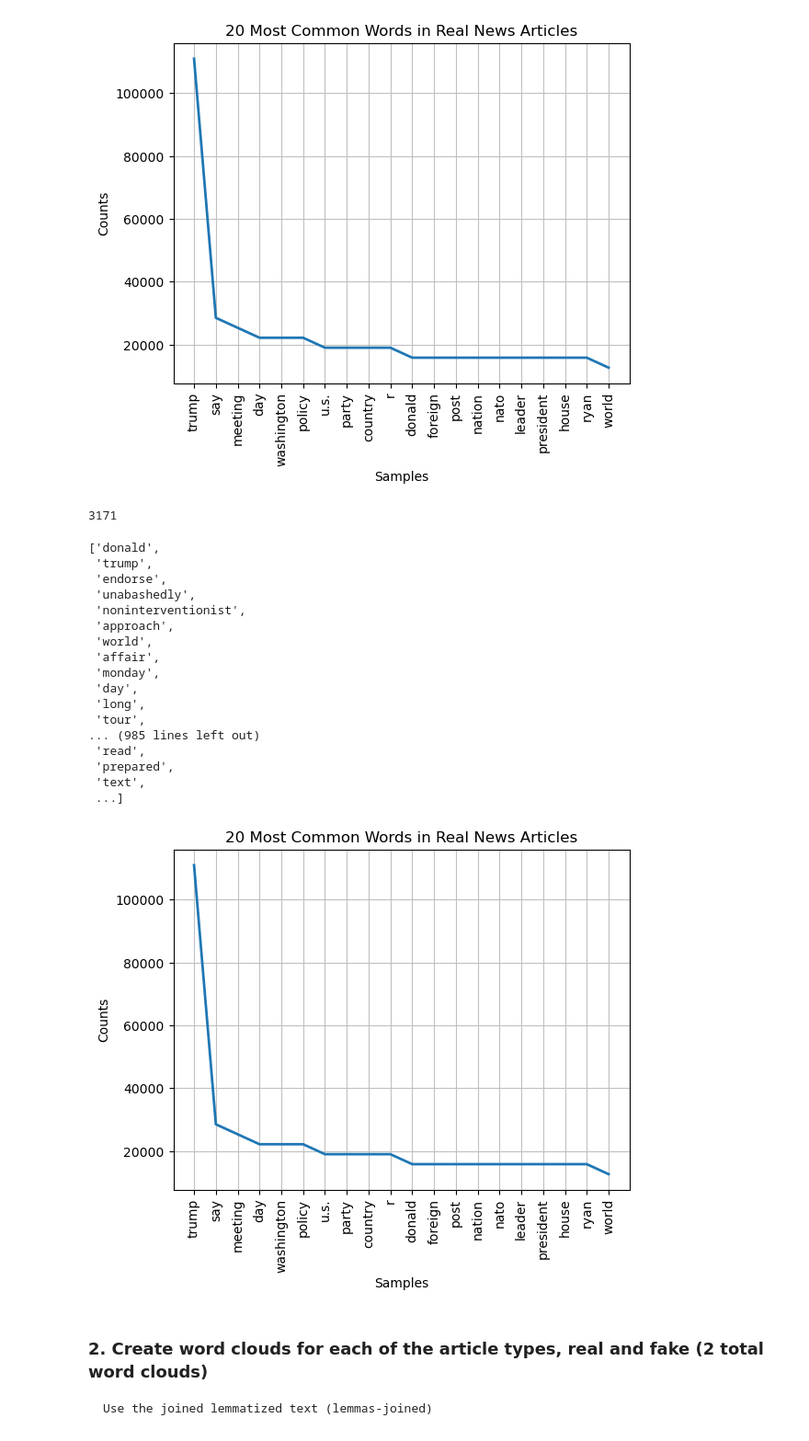
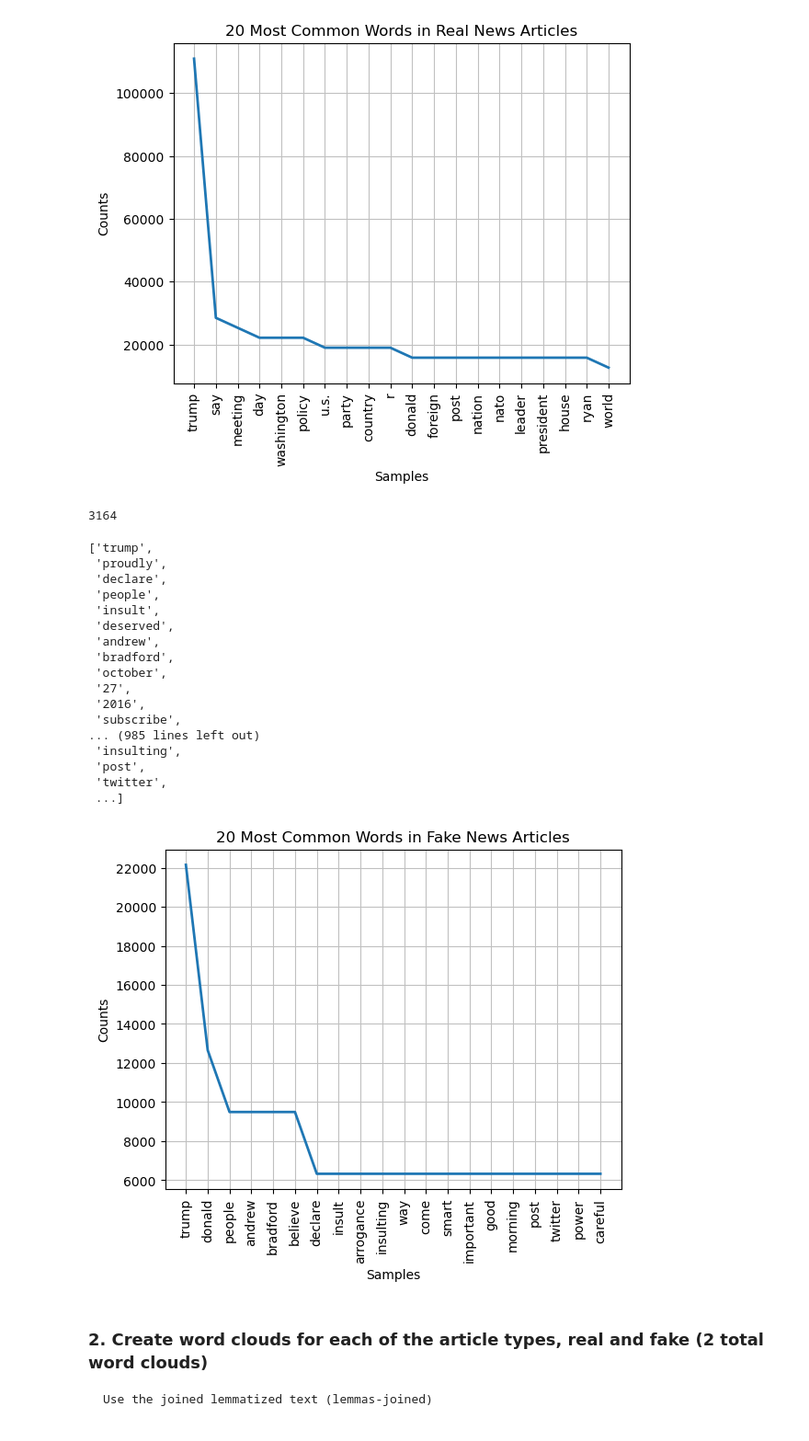
Before and after one commit to EhLeeOod/advanced-machine-learning, a Jupyter notebook: core-comparing-texts.ipynb, the cells around one changed output. Shown at 92% size. Cells and saved outputs as stored; diff of their text form; code cells hidden in the pictures.

```diff
--- a/core-comparing-texts.ipynb
+++ b/core-comparing-texts.ipynb
@@ -233,45 +235,45 @@ ax = low_dist.plot(20, show = False, title='20 Most Common Words in Real News Ar
 [figure]
 # %%
 # preview data
-_lemmas = real_df['spacy_lemmas']
-real_lemmas.count()
+fake_lemmas = fake_df['spacy_lemmas']
+fake_lemmas.count()
 # %% [output]
-3171
+3164
 # %%
 # concatenate all lists of real lemmas
-real_results = []
-for x in real_lemmas:
-    x=0
-    if x == 3171:
+fake_results = []
+for x in fake_lemmas:
+    x=2
+    if x == 3164:
         break
-    real_results = real_results+real_lemmas[x]
+    fake_results = fake_results+fake_lemmas[x]
     x=x+1
 # %%
-real_results
+fake_results
 # %% [output]
-['donald',
- 'trump',
- 'endorse',
- 'unabashedly',
- 'noninterventionist',
- 'approach',
- 'world',
- 'affair',
- 'monday',
- 'day',
- 'long',
- 'tour',
+['trump',
+ 'proudly',
+ 'declare',
+ 'people',
+ 'insult',
+ 'deserved',
+ 'andrew',
+ 'bradford',
+ 'october',
+ '27',
+ '2016',
+ 'subscribe',
 ... (985 lines left out)
- 'read',
- 'prepared',
- 'text',
+ 'insulting',
+ 'post',
+ 'twitter',
  ...]
 # %%
 # Pass the tokenized lemmas to the class constructor and plot the distribution
-low_dist = FreqDist(real_results)
-ax = low_dist.plot(20, show = False, title='20 Most Common Words in Real News Articles');
+low_dist = FreqDist(fake_results)
+ax = low_dist.plot(20, show = False, title='20 Most Common Words in Fake News Articles');
 # %% [output]
-[figure, old version]
+[figure, new version]
 # %% [markdown]
 ### 2. Create word clouds for each of the article types, real and fake (2 total word clouds)
     Use the joined lemmatized text (lemmas-joined)
```
Also changed, not shown: parts of 7 cells of this notebook.
